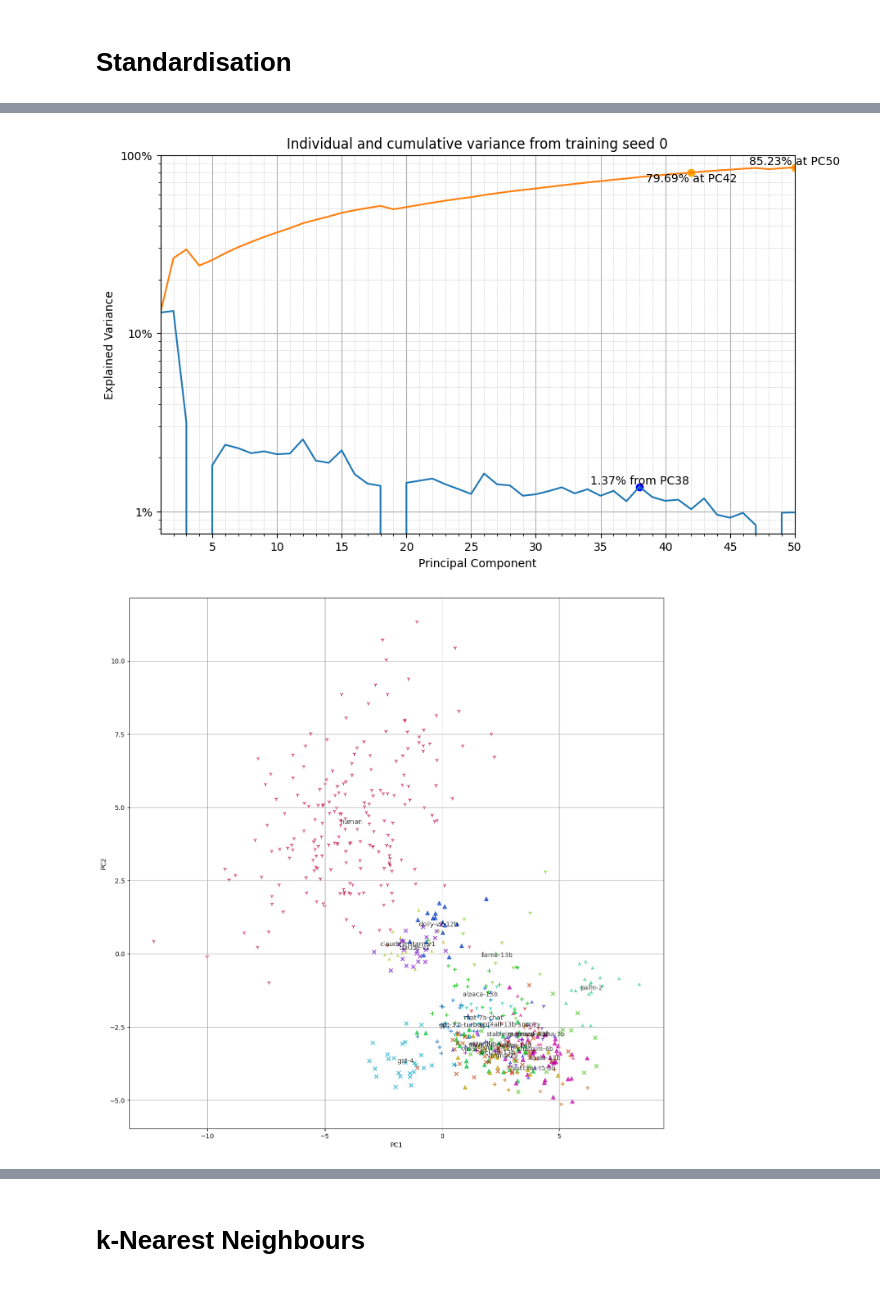
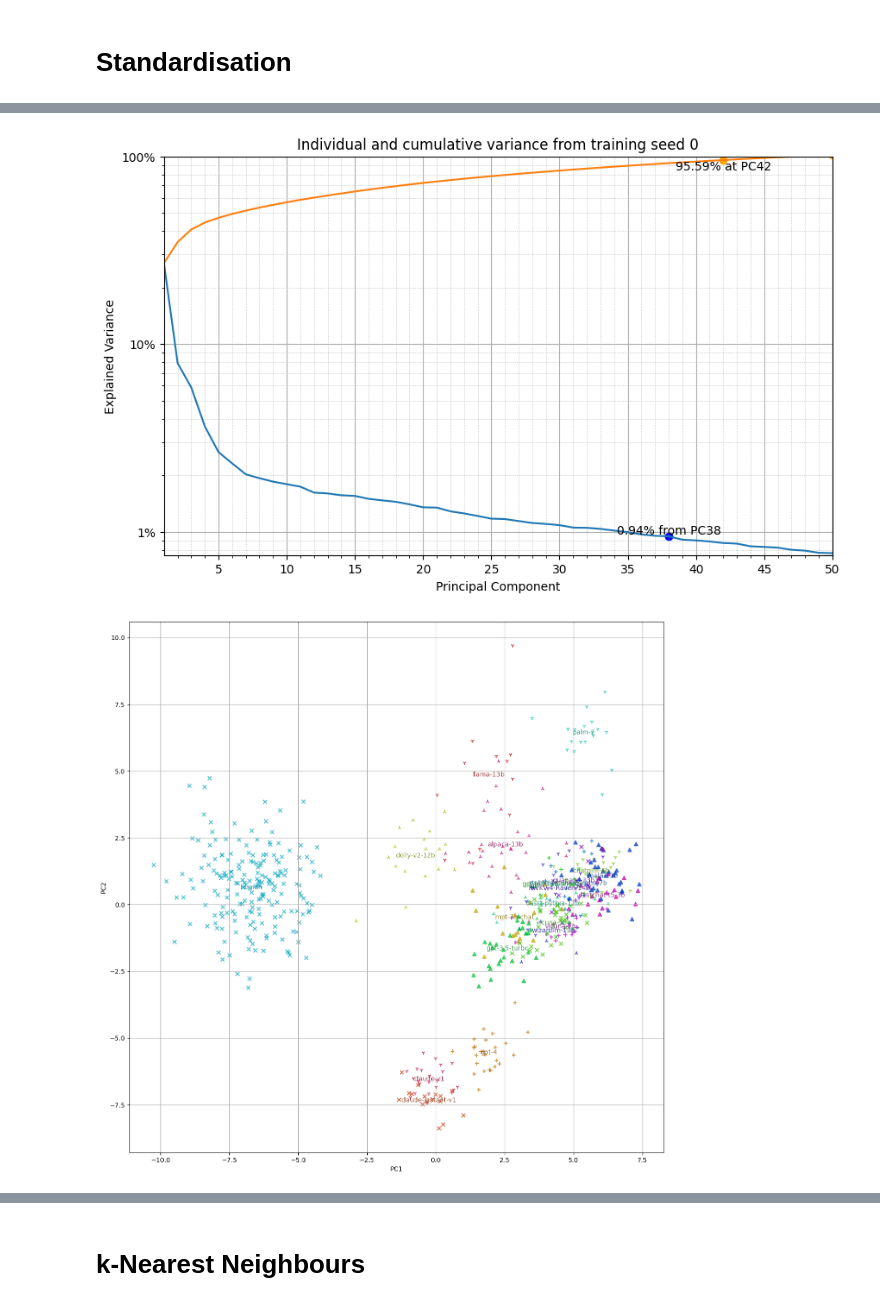
Before and after one commit to homeworkace/slop-radar, a Jupyter notebook: MLNN.ipynb, the cells around one changed output, grey strips where cells are left out. Saved outputs shown, nothing was run; the diff lists cells and outputs as text; code cells hidden in the pictures.

```diff
--- a/MLNN.ipynb
+++ b/MLNN.ipynb
@@ -107,6 +107,12 @@ for _, row in dataset.iterrows():
                 "text": message["content"],
                 "author": row["model_a"]
             })
+        else :
+            # Process user messages (common across both conversations)
+            text_author_pairs.append({
+                "text": message["content"],
+                "author": "human"
+            })
 
     # Process conversation_b (assistant role)
     for message in row["conversation_b"]:
@@ -116,13 +122,8 @@ for _, row in dataset.iterrows():
                 "author": row["model_b"]
             })
 
-    # Process user messages (common across both conversations)
-    for message in row["conversation_a"]:  # Check only `conversation_a` since user messages are identical
-        if message["role"] == "user":
-            text_author_pairs.append({
-                "text": message["content"],
-                "author": "human"
-            })
+random.seed(0)
+random.shuffle(text_author_pairs)
 # %% [markdown]
 # Create token count vectors for each text
 # %%
@@ -322,5 +323,5 @@ feature_graph_figure.show()
 # %%
-def power_iteration(A, num_iter=1000, tol=1e-6, single_run_diagnostics = False):
+def power_iteration(A, num_iter, tol, single_run_diagnostics = False):
     """
     Power Iteration to compute the largest eigenvector of matrix A.
     Args:
@@ -336,7 +337,7 @@ def power_iteration(A, num_iter=1000, tol=1e-6, single_run_diagnostics = False):
     b = b / np.linalg.norm(b)
 
     if single_run_diagnostics :
-        error_meter = tqdm(position = 0, total=6, bar_format='{bar} | {postfix}')
+        error_meter = tqdm(position = 0, total=7, bar_format='{bar} | {postfix}')
     for i in range(num_iter):
         b_next = A @ b  # Matrix-vector multiplication
         b_next = b_next / np.linalg.norm(b_next)  # Normalize
@@ -355,7 +356,7 @@ def power_iteration(A, num_iter=1000, tol=1e-6, single_run_diagnostics = False):
     eigenvalue = b.T @ A @ b  # Rayleigh quotient for eigenvalue
     return b, eigenvalue
 # %%
-def pca_power_iteration(data, num_components, num_iter=2000, single_run_diagnostics = False):
+def pca_power_iteration(data, num_components, num_iter, single_run_diagnostics = False):
     """
     PCA using Power Iteration to compute the principal components.
     Args:
@@ -378,15 +379,17 @@ def pca_power_iteration(data, num_components, num_iter=2000, single_run_diagnost
 
     for i in range(num_components):
         # Step 2: Compute the largest eigenvector using power iteration
-        print('Computing PC' + str(i + 1) + '...')
-        eigenvector, eigenvalue = power_iteration(covariance_matrix, num_iter, single_run_diagnostics)
+        if single_run_diagnostics :
+            print('Computing PC' + str(i + 1) + '...')
+        eigenvector, eigenvalue = power_iteration(covariance_matrix, num_iter, 1e-7, single_run_diagnostics)
         components.append(eigenvector)
         explained_variance.append(eigenvalue)
 
         # Step 3: Deflate the covariance matrix
         covariance_matrix -= eigenvalue * np.outer(eigenvector, eigenvector)
         if np.linalg.norm(covariance_matrix, ord='fro') < 1e-10 :
-            print('Stopped as all variance has been extracted after computing ' + str(i + 1) + ' PCs.')
+            if single_run_diagnostics :
+                print('Stopped as all variance has been extracted after computing ' + str(i + 1) + ' PCs.')
             break
 
     return components, explained_variance
@@ -438,7 +437,7 @@ plt.grid(which='minor', axis='x', linestyle=':', linewidth=0.5)  # Minor grid li
 plt.grid(which='minor', axis='y', linestyle=':', linewidth=0.5)  # Minor grid lines on X-axis
 plt.show()
 # %% [output]
-[figure, old version]
+[figure, new version]
 # %%
 def transform_to_pc(batch, components) :
     pc_space_batch = []
@@ -449,27 +448,27 @@ def transform_to_pc(batch, components) :
 # %%
 # Define a colour and marker shape for each author using a non-integer index; the integer part determines the shape and the decimal part the colour.
 marker_list = {author: i * 5 / len(set(authors)) for i, author in enumerate(list(set(authors)))}
 
 # Plot all training and holdout batches, but in five groups, with a shape for each.
 labels = [batch.split('_')[1] for batch in training_dataset] + [batch.split('_')[1] for batch in holdout_dataset]
 coords = [transform_to_pc(training_dataset[batch], components) for batch in training_dataset] + [transform_to_pc(holdout_dataset[batch], components) for batch in holdout_dataset]
 coord_groups = [[] for i in range(5)]
 for i in range(len(labels)) :
     coord_groups[int(marker_list[labels[i]])].append(i)
 
 # Creating the scatter plot
 feature_graph_figure = plt.figure(figsize=(15, 15))
 feature_graph = feature_graph_figure.subplots()
 for group, marker in enumerate(['1', '2', '^', '+', 'x']) :
     feature_graph.scatter([coords[i][0] for i in coord_groups[group]], [coords[i][1] for i in coord_groups[group]], color=[colors.hsv_to_rgb((marker_list[labels[i]] % 1, 1, 0.75)) for i in coord_groups[group]], alpha=0.7, marker = marker)
 for author in list(set(authors)):
-    feature_graph.annotate(author, np.mean([coords[i][:2] for i, name in enumerate(training_dataset.columns) if author in name], axis = 0), ha = 'center', va = 'center', alpha = 0.75)
+    feature_graph.annotate(author, np.mean([coords[i][:2] for i, name in enumerate(training_dataset.columns) if author in name], axis = 0), color = colors.hsv_to_rgb((marker_list[author] % 1, 1, 0.5)), ha = 'center', va = 'center', alpha = 0.75)
 feature_graph.set_xlabel("PC1")
 feature_graph.set_ylabel("PC2")
 feature_graph.grid(True)
 feature_graph_figure.show()
 # %% [output]
-[figure, old version]
+[figure, new version]
 # %%
 ranking = np.argsort(components[0])
 dimensions = training_dataset.index[ranking]
```
Also changed, not shown: parts of 15 cells of this notebook, 1 other file.
